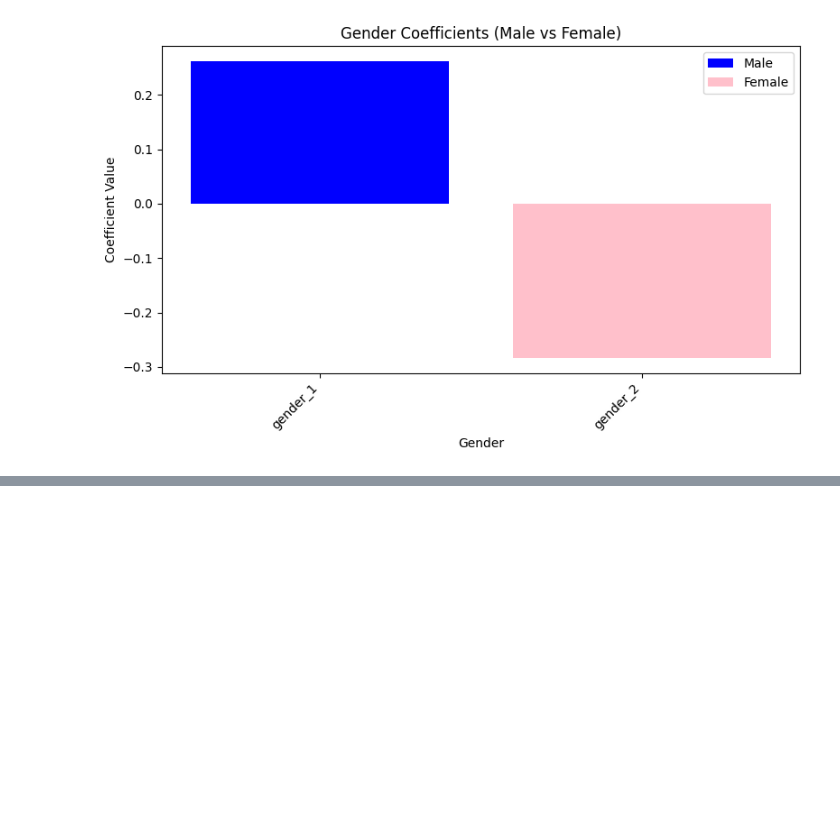
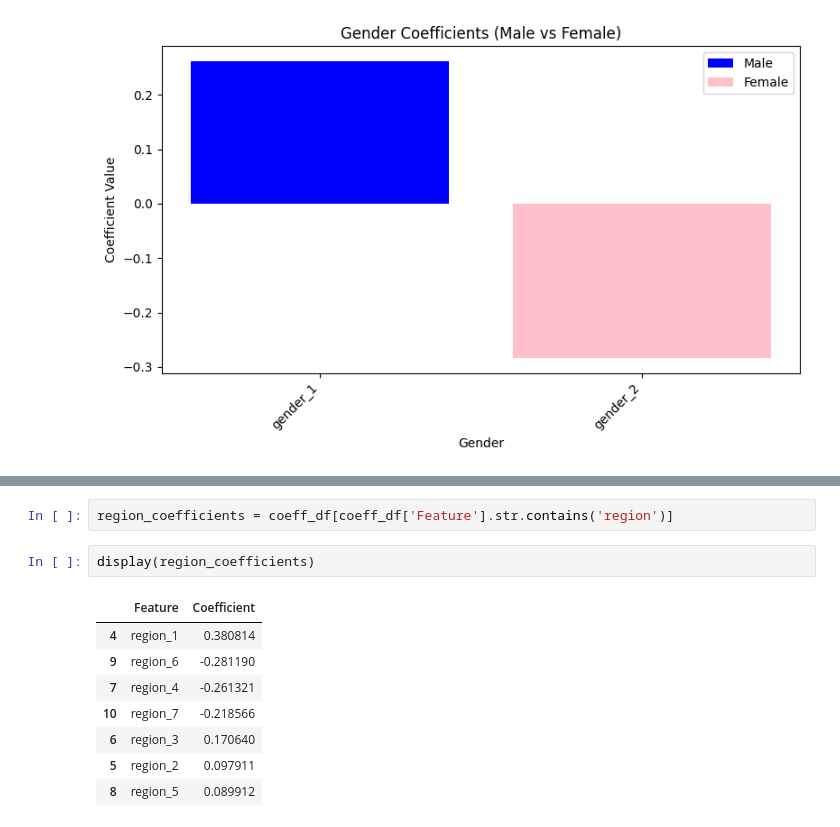
Before and after one commit to steve12512/thesis, a Jupyter notebook: korean/korean.ipynb, the cells around one changed output, grey strips where cells are left out. Cells and saved outputs as stored; diff of their text form; blank space fills up the shorter version.

```diff
--- a/korean/korean.ipynb
+++ b/korean/korean.ipynb
@@ -478,0 +471,13 @@ Coefficient for Female:
+# %%
+region_coefficients = coeff_df[coeff_df['Feature'].str.contains('region')]
+# %%
+display(region_coefficients)
+# %% [output]
+|  | Feature | Coefficient |
+| 4 | region_1 | 0.380814 |
+| 9 | region_6 | -0.281190 |
+| 7 | region_4 | -0.261321 |
+| 10 | region_7 | -0.218566 |
+| 6 | region_3 | 0.170640 |
+| 5 | region_2 | 0.097911 |
+| 8 | region_5 | 0.089912 |
```
Also changed, not shown: parts of 17 cells of this notebook, 3 other files.
